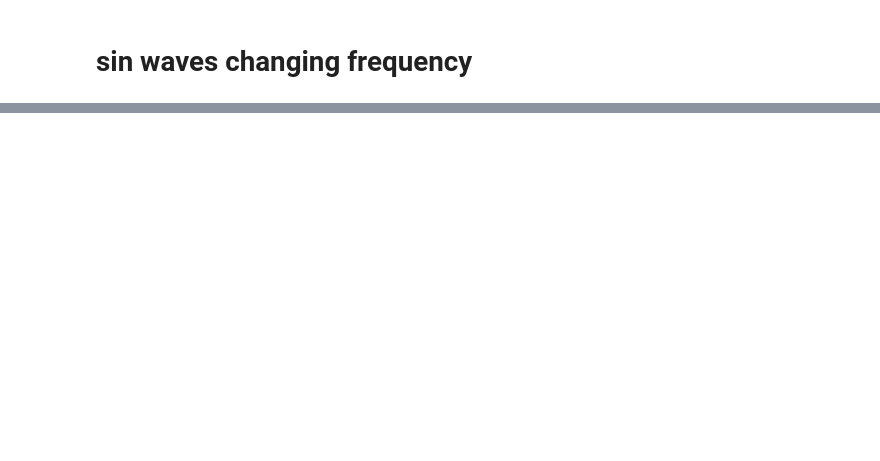
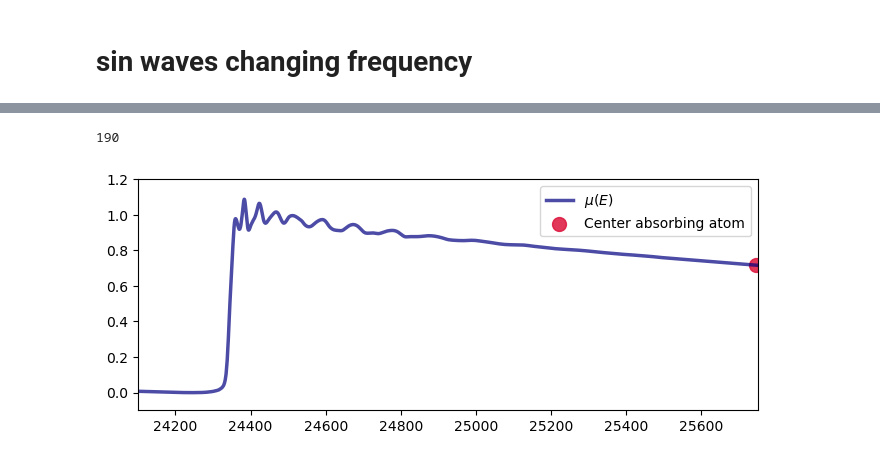
Before and after one commit to Cathyhjj/XAFS_animations, a Jupyter notebook: EXAFS_animations.ipynb, the cells around one changed output, grey strips where cells are left out. Drawn from its saved outputs; the diff is of its cells as text; code cells hidden in the pictures; blank space fills up the shorter version.

```diff
--- a/EXAFS_animations.ipynb
+++ b/EXAFS_animations.ipynb
@@ -104,0 +112,39 @@ ani.save('01_sine_frequency_animation.gif', writer='pillow', fps=30)
+# %%
+Pd_standard = np.loadtxt('Pd_foil_standard_example_XANES_EXAFS/Pd_K_standard.dat.nor')
+Pd_R = np.loadtxt('Pd_foil_standard_example_XANES_EXAFS/marked.chir_mag')
+Pd_K = np.loadtxt('Pd_foil_standard_example_XANES_EXAFS/marked.chik2')
+
+fit = np.loadtxt('Pd_foil_standard_example_XANES_EXAFS/Pd_K_standard.dat.rmag')
+fit_k = np.loadtxt('Pd_foil_standard_example_XANES_EXAFS/Pd_K_standard.dat.k2')
+# %%
+fig = plt.figure(figsize=(8,3))
+# change_font_size(10)
+# Interpolate the spectrum to evenly spaced energies
+x_interpolated = np.linspace(24360, 25750, 570)
+y_interpolated = np.interp(x_interpolated, Pd_standard[:, 0], Pd_standard[:, 1])
+
+plt.plot(Pd_standard[:, 0], Pd_standard[:, 1], color='navy', linewidth=2.5, alpha=0.7)
+# plt.plot(x_interpolated, y_interpolated, color='navy', linewidth=2.5, alpha=0.7)
+scatter = plt.scatter(x_interpolated[0], y_interpolated[0], color="crimson", s=100, alpha=0.85)
+
+plt.ylim(-0.1, 1.2)
+plt.xlim(24100, 25750)
+plt.legend(['$\mu(E)$', 'Center absorbing atom'])
+
+def shift(t):
+    new_x = x_interpolated[t]
+    new_y = y_interpolated[t]
+    scatter.set_offsets([new_x, new_y])
+    return scatter,
+
+# Set up the animation
+frames = np.arange(0, len(x_interpolated), 3)
+print(len(frames))
+ani = anim.FuncAnimation(fig, shift, frames=frames,
+                         interval=30, blit=True)
+
+# Save the animation to a GIF
+ani.save('01_spectrum_animation.gif', writer='pillow', fps=30)
+# %% [output]
+190
+[figure, added]
```
Also changed, not shown: parts of 7 cells of this notebook, 18 other files.
